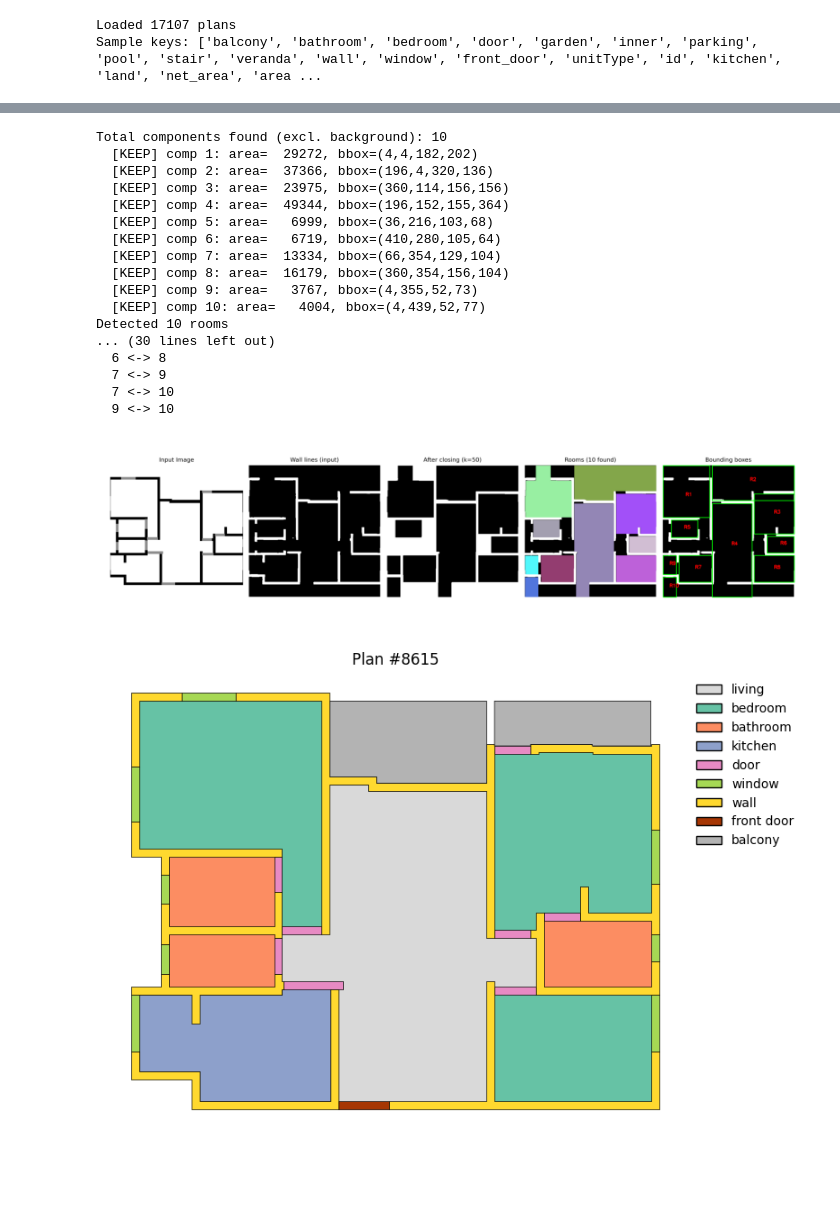
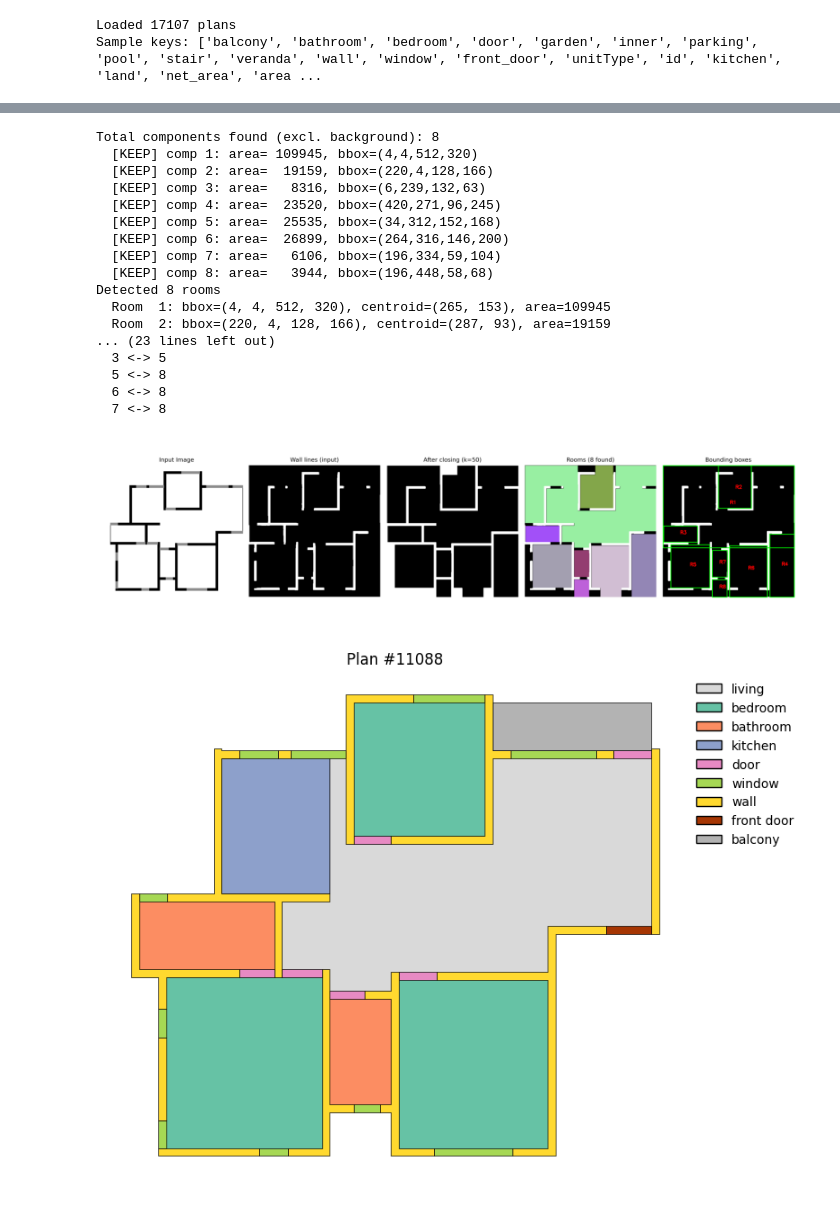
Before and after one commit to butchi-adari-tcgls/mitunet_2d_seg, a Jupyter notebook: resplan_analysis.ipynb, the cells around one changed output, grey strips where cells are left out. Saved outputs shown, nothing was run; the diff lists cells and outputs as text; code cells hidden in the pictures; blank space fills up the shorter version.

Commit message:
seg plan testing added

```diff
--- a/resplan_analysis.ipynb
+++ b/resplan_analysis.ipynb
@@ -51,43 +48,44 @@ img = get_2d_plan(plan, show=True)
 # %%
-idx = random.randrange(len(plans))
+# idx = random.randrange(len(plans))
+idx = 11088
 plan = plans[idx]
 
 SHAPE = (512, 512)
 
 img = get_2d_plan(plan, show=False)
 img_path = f'plans/plan_{idx}.png'
 cv2.imwrite(img_path, img)
 
 from seg_graph_worker import build_graph, build_graph_from_mask, predict, find_room_boundaries
 
-build_graph(img_path)
+build_graph(img_path, border=3, kernel_size=50, iterations=1)
 # plot room_detection.png image
 img = cv2.imread('room_detection.png')
 # set fig size to 10x10 inches
 plt.figure(figsize=(10, 10))
 plt.imshow(cv2.cvtColor(img, cv2.COLOR_BGR2RGB))
 plt.axis('off')
 plt.show()
 
 ax = plot_plan(plan, title=f'Plan #{idx}')
 plt.show()
 # %% [output]
-Total components found (excl. background): 10
-  [KEEP] comp 1: area=  29272, bbox=(4,4,182,202)
-  [KEEP] comp 2: area=  37366, bbox=(196,4,320,136)
-  [KEEP] comp 3: area=  23975, bbox=(360,114,156,156)
-  [KEEP] comp 4: area=  49344, bbox=(196,152,155,364)
-  [KEEP] comp 5: area=   6999, bbox=(36,216,103,68)
-  [KEEP] comp 6: area=   6719, bbox=(410,280,105,64)
-  [KEEP] comp 7: area=  13334, bbox=(66,354,129,104)
-  [KEEP] comp 8: area=  16179, bbox=(360,354,156,104)
-  [KEEP] comp 9: area=   3767, bbox=(4,355,52,73)
-  [KEEP] comp 10: area=   4004, bbox=(4,439,52,77)
-Detected 10 rooms
-... (30 lines left out)
+Total components found (excl. background): 8
+  [KEEP] comp 1: area= 109945, bbox=(4,4,512,320)
+  [KEEP] comp 2: area=  19159, bbox=(220,4,128,166)
+  [KEEP] comp 3: area=   8316, bbox=(6,239,132,63)
+  [KEEP] comp 4: area=  23520, bbox=(420,271,96,245)
+  [KEEP] comp 5: area=  25535, bbox=(34,312,152,168)
+  [KEEP] comp 6: area=  26899, bbox=(264,316,146,200)
+  [KEEP] comp 7: area=   6106, bbox=(196,334,59,104)
+  [KEEP] comp 8: area=   3944, bbox=(196,448,58,68)
+Detected 8 rooms
+  Room  1: bbox=(4, 4, 512, 320), centroid=(265, 153), area=109945
+  Room  2: bbox=(220, 4, 128, 166), centroid=(287, 93), area=19159
+... (23 lines left out)
+  3 <-> 5
+  5 <-> 8
   6 <-> 8
-  7 <-> 9
-  7 <-> 10
-  9 <-> 10
+  7 <-> 8
-[figure, old version]
+[figure, new version]
-[figure, old version]
+[figure, new version]
```
Also changed, not shown: parts of 6 cells of this notebook.
